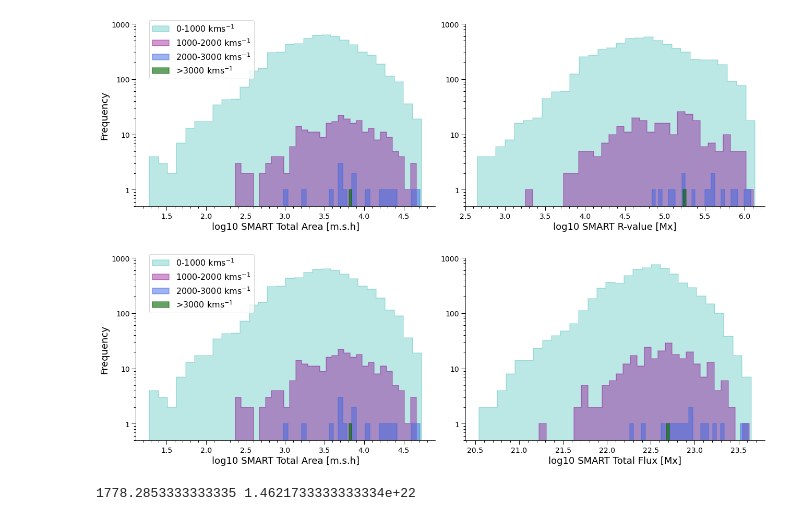
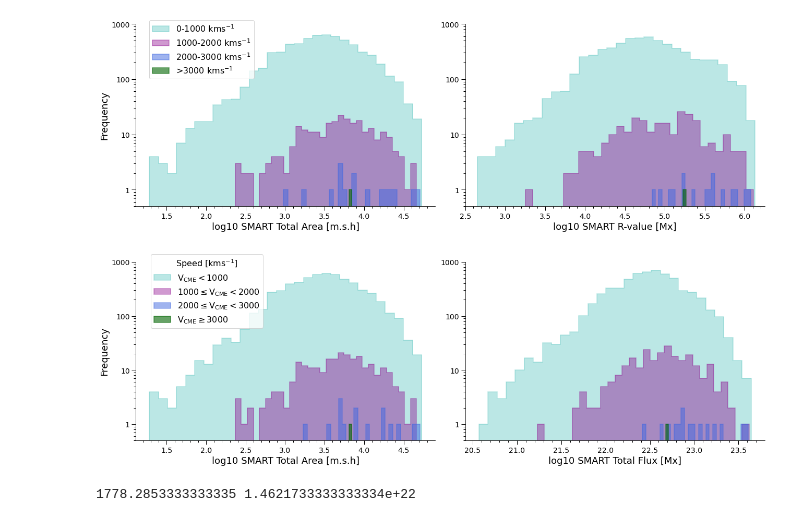
Before and after one commit to peterbreslin/ss_project, a Jupyter notebook: plots/step_histograms.ipynb, the cells around one changed output. Saved outputs shown, nothing was run; the diff lists cells and outputs as text; code cells hidden in the pictures.

```diff
--- a/plots/step_histograms.ipynb
+++ b/plots/step_histograms.ipynb
@@ -52,10 +52,10 @@ dfsp.smart_total_flux = dfsp.smart_total_flux.astype(float)
 #dfsp.smart_total_area = dfsp.smart_total_area.values*3.0E16
 
 # Splitting up the CME speeds
-s1 = dfsp[ (dfsp.cme_speed > 0)    & (dfsp.cme_speed <= 1000) ]
-s2 = dfsp[ (dfsp.cme_speed > 1000) & (dfsp.cme_speed <= 2000) ]
-s3 = dfsp[ (dfsp.cme_speed > 2000) & (dfsp.cme_speed <= 3000) ]
-s4 = dfsp[ (dfsp.cme_speed > 3000) ]
+s1 = dfsp[ (dfsp.cme_speed > 0) & (dfsp.cme_speed < 1000) ]
+s2 = dfsp[ (dfsp.cme_speed >= 1000) & (dfsp.cme_speed < 2000) ]
+s3 = dfsp[ (dfsp.cme_speed >= 2000) & (dfsp.cme_speed < 3000) ]
+s4 = dfsp[ (dfsp.cme_speed >= 3000) ]
 
 
 #==== FLARES ======================================================================================================
@@ -195,13 +195,22 @@ fig1.subplots_adjust(wspace=0.15)
 
 # Sunspot area with relation to CME speed
 na, ba, pa = ax1.hist(np.log10(s1.smart_total_area), 30, histtype='stepfilled',
-                         ec='lightseagreen', fc='lightseagreen', lw=1.5, alpha=0.3, label='0-1000 kms$^{-1}$')
+                      ec='lightseagreen', fc='lightseagreen', lw=1.5, alpha=0.3,
+                      label=r'$\mathrm{V}_{\mathrm{CME}} < 1000$')
+
 nb, bb, pb = ax1.hist(np.log10(s2.smart_total_area), 30, histtype='stepfilled',
-                         ec='darkmagenta', fc='darkmagenta', lw=1.5, alpha=0.4, label='1000-2000 kms$^{-1}$')
+                      ec='darkmagenta', fc='darkmagenta', lw=1.5, alpha=0.4,
+                      label=r'$1000 \leq \mathrm{V}_{\mathrm{CME}} < 2000$')
+
 nc, bc, pc = ax1.hist(np.log10(s3.smart_total_area), 30, histtype='stepfilled',
-                         ec='royalblue', fc='royalblue', lw=1.5, alpha=0.5, label='2000-3000 kms$^{-1}$')
+                      ec='royalblue', fc='royalblue', lw=1.5, alpha=0.5,
+                      label=r'$2000 \leq \mathrm{V}_{\mathrm{CME}} < 3000$')
+
 nm, bm, pm = ax1.hist(np.log10(s4.smart_total_area), 30, histtype='stepfilled',
-                         ec='darkgreen', fc='darkgreen', lw=1.5, alpha=0.6, label='>3000 kms$^{-1}$')
+                      ec='darkgreen', fc='darkgreen', lw=1.5, alpha=0.6,
+                      label=r'$\mathrm{V}_{\mathrm{CME}} \geq 3000$')
+
+#\mathrm{V}_{\mathrm{CME}}
 
 ax1.set_yscale('log')
 ax1.set_ylim([0.5,1000])
@@ -210,7 +219,7 @@ ax1.set_yticklabels(['1', '10', '100', '1000'])
 
 ax1.set_xlabel('log10 SMART Total Area [m.s.h]', fontsize=18)
 ax1.set_ylabel('Frequency', fontsize=18)
-ax1.legend(loc=[0.045,0.70], fontsize=16)
+leg = ax1.legend(loc=[0.05,0.63], fontsize=16, title='Speed [kms$^{-1}$]', title_fontsize=16)
 
 plt.setp(ax1.get_xticklabels(), fontsize=14)
 plt.setp(ax1.get_yticklabels(), fontsize=14)
@@ -223,39 +232,39 @@ ax1.spines['top'].set_visible(False)
 
 
 # R-value with relation to CME speed
 na, ba, pa = ax2.hist(np.log10(s1.smart_total_flux), 30, histtype='stepfilled',
-                         ec='lightseagreen', fc='lightseagreen', lw=1.5, alpha=0.3, label='0-1000 kms$^{-1}$')
+                         ec='lightseagreen', fc='lightseagreen', lw=1.5, alpha=0.3)
 nb, bb, pb = ax2.hist(np.log10(s2.smart_total_flux), 30, histtype='stepfilled',
-                         ec='darkmagenta', fc='darkmagenta', lw=1.5, alpha=0.4, label='1000-2000 kms$^{-1}$')
+                         ec='darkmagenta', fc='darkmagenta', lw=1.5, alpha=0.4)
 nc, bc, pc = ax2.hist(np.log10(s3.smart_total_flux), 30, histtype='stepfilled',
-                         ec='royalblue', fc='royalblue', lw=1.5, alpha=0.5, label='2000-3000 kms$^{-1}$')
+                         ec='royalblue', fc='royalblue', lw=1.5, alpha=0.5)
 nm, bm, pm = ax2.hist(np.log10(s4.smart_total_flux), 30, histtype='stepfilled',
-                         ec='darkgreen', fc='darkgreen', lw=1.5, alpha=0.6, label='>3000 kms$^{-1}$')
+                         ec='darkgreen', fc='darkgreen', lw=1.5, alpha=0.6)
 
 ax2.set_yscale('log')
 #ax2.set_xlim([2.5,6.25])
 ax2.set_ylim([0.5,1000])
 ax2.set_yticks([1, 10, 100, 1000])
 ax2.set_yticklabels(['1', '10', '100', '1000'])
 
 ax2.set_xlabel('log10 SMART Total Flux [Mx]', fontsize=18)
 #ax2.legend(loc=[0.05,0.70], fontsize=16)
 
 ax2.yaxis.set_tick_params(labelleft=True)
 plt.setp(ax2.get_xticklabels(), fontsize=14)
 plt.setp(ax2.get_yticklabels(), fontsize=14)
 
 ax2.xaxis.set_minor_locator(MultipleLocator(0.1))
 ax2.tick_params(axis='both', length=8, top=False, right=False, direction='out', width=1)
 ax2.tick_params(axis='both', length=4, top=False, right=False, direction='out', which='minor', width=1)
 ax2.spines['right'].set_visible(False)
 ax2.spines['top'].set_visible(False)
 
 plt.tight_layout()
-#plt.savefig('speed_step_flux.png', dpi=300, bbox_inches='tight', pad_inches=0.1)
+#plt.savefig('speed_step_flux_v3.png', dpi=300, bbox_inches='tight', pad_inches=0.1)
 plt.show()
 # %% [output]
-[figure, old version]
+[figure, new version]
 # %%
 # bins
 b1 = (max(s1.smart_total_area) - min(s1.smart_total_area))/30
```
Also changed, not shown: parts of 3 cells of this notebook.
